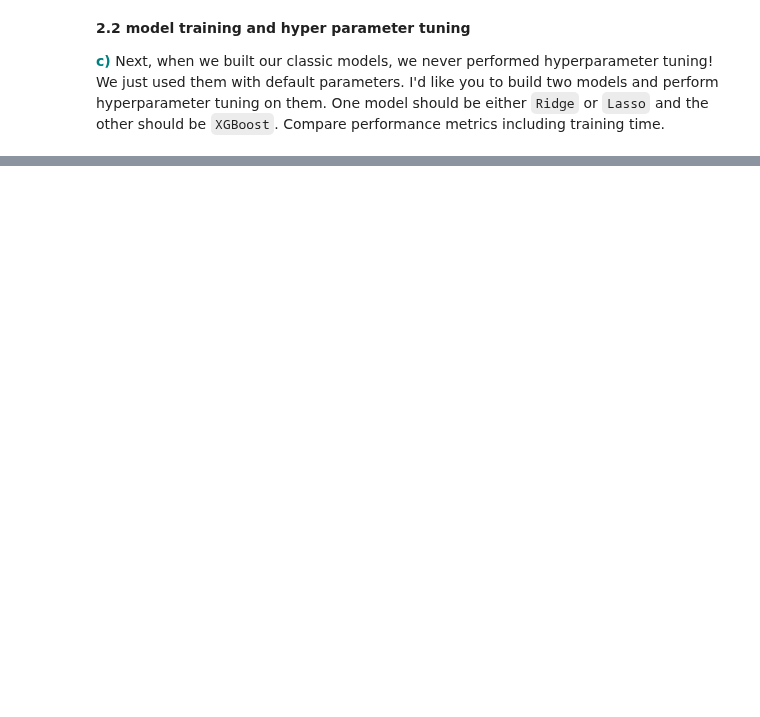
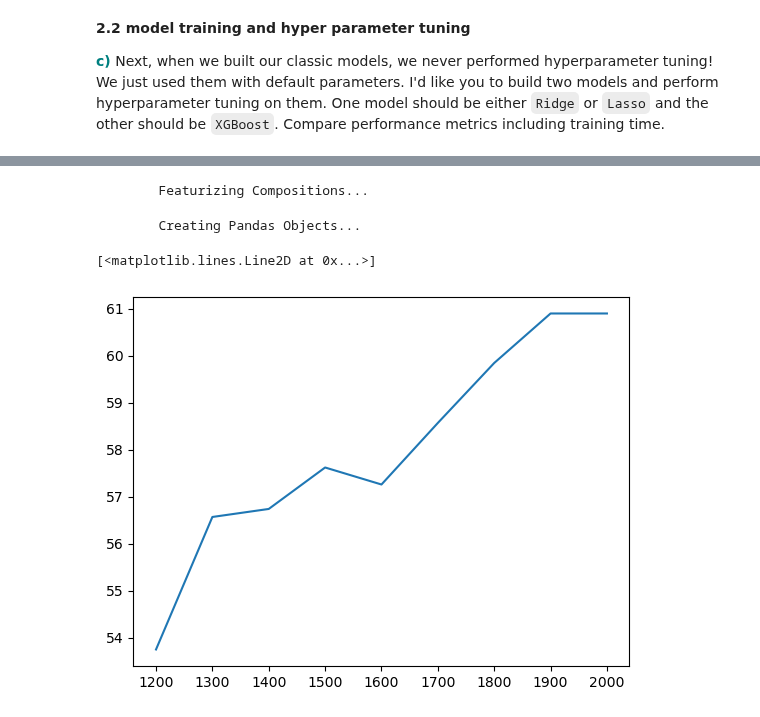
Before and after one commit to AJB33/MaterialsInformatics, a Jupyter notebook: HW/HW2/HW2 Q2.ipynb, the cells around one changed output, grey strips where cells are left out. Saved outputs shown, nothing was run; the diff lists cells and outputs as text; code cells hidden in the pictures; blank space fills up the shorter version.

```diff
--- a/HW/HW2/HW2 Q2.ipynb
+++ b/HW/HW2/HW2 Q2.ipynb
@@ -180,0 +268,20 @@ Model score :  0.14222260853832014
+# %%
+
+pred_data = {"formula":['ZrN','ZrN','ZrN','ZrN','ZrN','ZrN','ZrN','ZrN','ZrN'],"Temperature":[1200,1300,1400,1500,1600,1700,1800,1900,2000],'target':[0,0,0,0,0,0,0,0,0]}
+pred_df = pd.DataFrame(data=pred_data)
+
+X_pred_unscaled, y_pred, formulae_train, skipped_train = composition.generate_features(pred_df, elem_prop='oliynyk', drop_duplicates=False, extend_features=True, sum_feat=True)
+
+# Scale the data
+X_pred_unscaled = scaler.transform(X_pred_unscaled)
+# Normalize the data
+X_pred = normalize(X_pred_unscaled)
+
+# XGBoost Model
+y_pred=XGBoost.predict(X_pred)
+plt.plot([1200,1300,1400,1500,1600,1700,1800,1900,2000],y_pred)
+# %% [output]
+        Featurizing Compositions...
+        Creating Pandas Objects...
+[<matplotlib.lines.Line2D at 0x...>]
+[figure, added]
```
Also changed, not shown: parts of 12 cells of this notebook, 11 other files.
